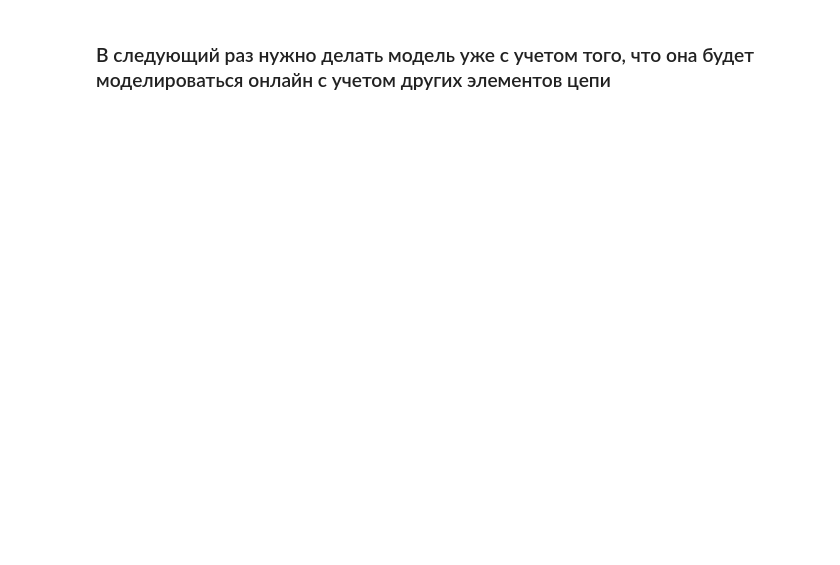
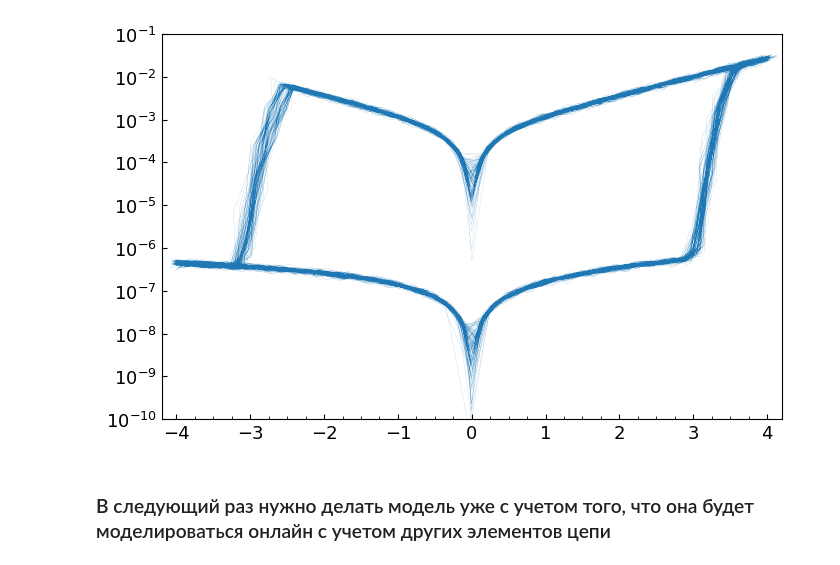
Before and after one commit to OneMoreGate/Memristor_modeling, a Jupyter notebook: main_oop.ipynb, the cells around one changed output. Drawn from its saved outputs; the diff is of its cells as text; code cells hidden in the pictures; blank space fills up the shorter version.

```diff
--- a/main_oop.ipynb
+++ b/main_oop.ipynb
@@ -150,2 +166,19 @@ plt.yscale('log')
+# %%
+fig, ax = plt.subplots(figsize = [8, 5])
+
+ax.plot(V,np.abs(I), linewidth = 0.07)
+ax.set_ylim([10**(-10),10**(-1)])
+ax.set_xlim([-4.2, 4.2])
+ax.set_yscale('log')
+ax.xaxis.set_major_locator(ticker.MultipleLocator(1))
+ax.xaxis.set_minor_locator(ticker.MultipleLocator(0.25))
+ax.tick_params(axis='x', which='both', labelsize=13, direction='in')
+ax.tick_params(axis='y', labelsize=13, direction='in')
+ax.yaxis.set_major_locator(ticker.LogLocator(base=10, numticks=20))
+ax.yaxis.set_minor_locator(ticker.LogLocator(base=10, numticks=20))
+
+plt.savefig('I_V.png', dpi = 300, bbox_inches = 'tight')
+# %% [output]
+[figure, added]
 # %% [markdown]
 ### В следующий раз нужно делать модель уже с учетом того, что она будет моделироваться онлайн с учетом других элементов цепи
```
Also changed, not shown: parts of 6 cells of this notebook, 3 other files.
